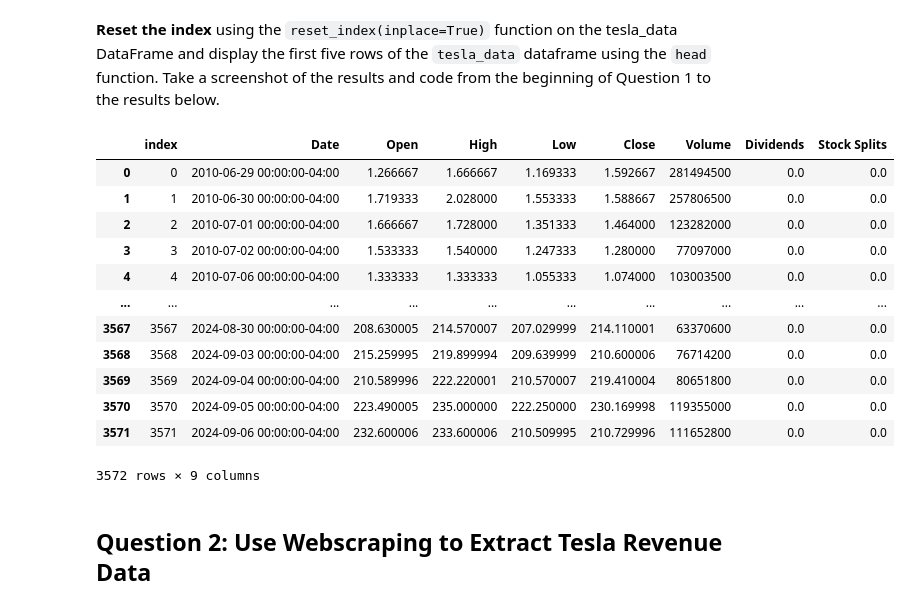
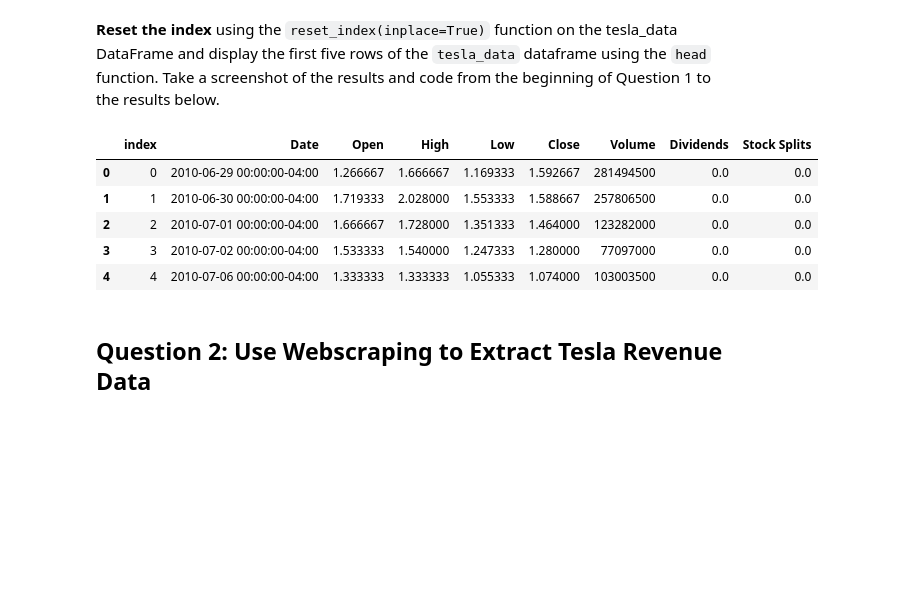
Before and after one commit to mylene-sg/testrepo, a Jupyter notebook: Final Assignment_stock_revenue.ipynb, the cells around one changed output. Cells and saved outputs as stored; diff of their text form; code cells hidden in the pictures; blank space fills up the shorter version.

```diff
--- a/Final Assignment_stock_revenue.ipynb
+++ b/Final Assignment_stock_revenue.ipynb
@@ -102,21 +102,14 @@ tesla_data
 **Reset the index** using the `reset_index(inplace=True)` function on the tesla_data DataFrame and display the first five rows of the `tesla_data` dataframe using the `head` function. Take a screenshot of the results and code from the beginning of Question 1 to the results below.
 # %%
 tesla_data.reset_index(inplace=True)
-tesla_data
+tesla_data.head()
 # %% [output]
 |  | index | Date | Open | High | Low | Close | Volume | Dividends | Stock Splits |
 | 0 | 0 | 2010-06-29 00:00:00-04:00 | 1.266667 | 1.666667 | 1.169333 | 1.592667 | 281494500 | 0.0 | 0.0 |
 | 1 | 1 | 2010-06-30 00:00:00-04:00 | 1.719333 | 2.028000 | 1.553333 | 1.588667 | 257806500 | 0.0 | 0.0 |
 | 2 | 2 | 2010-07-01 00:00:00-04:00 | 1.666667 | 1.728000 | 1.351333 | 1.464000 | 123282000 | 0.0 | 0.0 |
 | 3 | 3 | 2010-07-02 00:00:00-04:00 | 1.533333 | 1.540000 | 1.247333 | 1.280000 | 77097000 | 0.0 | 0.0 |
 | 4 | 4 | 2010-07-06 00:00:00-04:00 | 1.333333 | 1.333333 | 1.055333 | 1.074000 | 103003500 | 0.0 | 0.0 |
-| ... | ... | ... | ... | ... | ... | ... | ... | ... | ... |
-| 3567 | 3567 | 2024-08-30 00:00:00-04:00 | 208.630005 | 214.570007 | 207.029999 | 214.110001 | 63370600 | 0.0 | 0.0 |
-| 3568 | 3568 | 2024-09-03 00:00:00-04:00 | 215.259995 | 219.899994 | 209.639999 | 210.600006 | 76714200 | 0.0 | 0.0 |
-| 3569 | 3569 | 2024-09-04 00:00:00-04:00 | 210.589996 | 222.220001 | 210.570007 | 219.410004 | 80651800 | 0.0 | 0.0 |
-| 3570 | 3570 | 2024-09-05 00:00:00-04:00 | 223.490005 | 235.000000 | 222.250000 | 230.169998 | 119355000 | 0.0 | 0.0 |
-| 3571 | 3571 | 2024-09-06 00:00:00-04:00 | 232.600006 | 233.600006 | 210.509995 | 210.729996 | 111652800 | 0.0 | 0.0 |
-3572 rows × 9 columns
 # %% [markdown]
 ## Question 2: Use Webscraping to Extract Tesla Revenue Data
 # %% [markdown]
```
Also changed, not shown: parts of 5 cells of this notebook.
